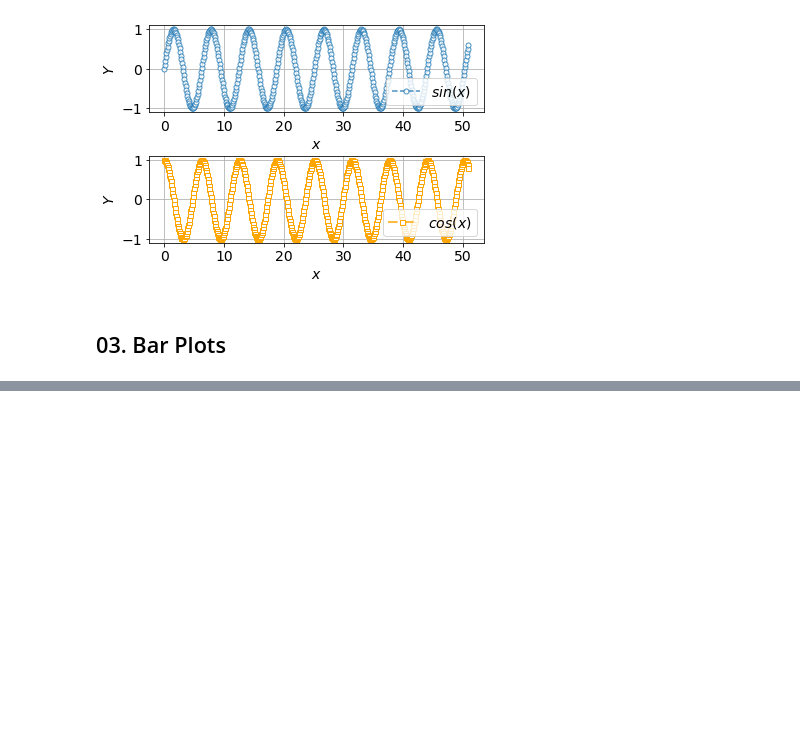
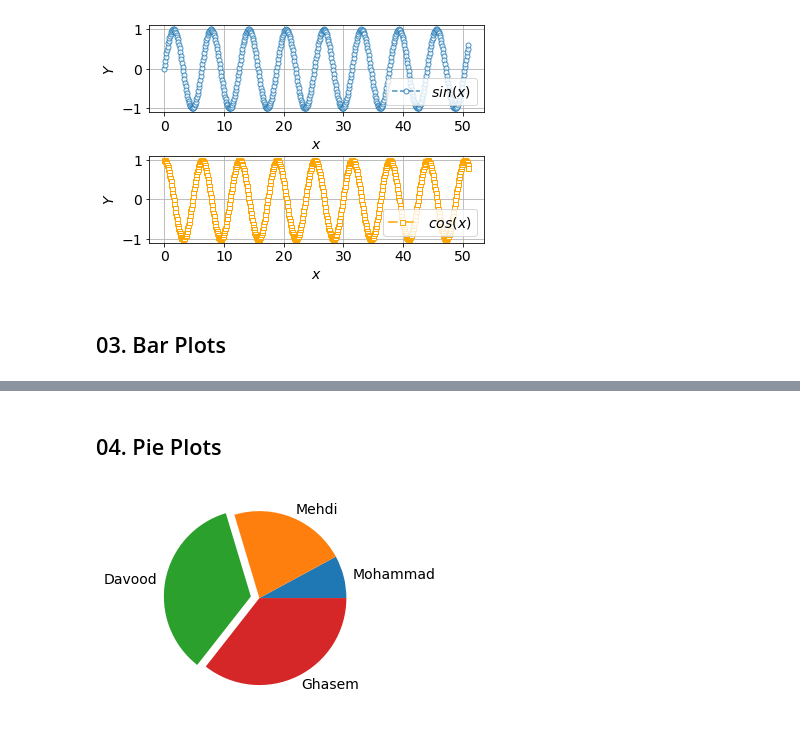
Before and after one commit to DavoodSZ1993/Python_Tutorial, a Jupyter notebook: 1_matplotlib_plots.ipynb, the cells around one changed output, grey strips where cells are left out. Saved outputs shown, nothing was run; the diff lists cells and outputs as text; code cells hidden in the pictures; blank space fills up the shorter version.

```diff
--- a/1_matplotlib_plots.ipynb
+++ b/1_matplotlib_plots.ipynb
@@ -76,0 +81,12 @@ dict_items([('Davood', 88), ('Mehdi', 55), ('Ghasem', 90), ('Mohammad', 20)])
+# %% [markdown]
+## 04. Pie Plots
+# %%
+scores = {'Davood': 88, 'Mehdi': 55, 'Ghasem': 90, 'Mohammad':20}
+
+sorted_scores = sorted(scores.items(),key=lambda item: item[1])
+x, y = zip(*sorted_scores)
+
+explode=(0, 0, 0.1, 0)
+plt.pie(y, labels=x, explode=explode);
+# %% [output]
+[figure, added]
```
Also changed, not shown: parts of 1 cell of this notebook.
